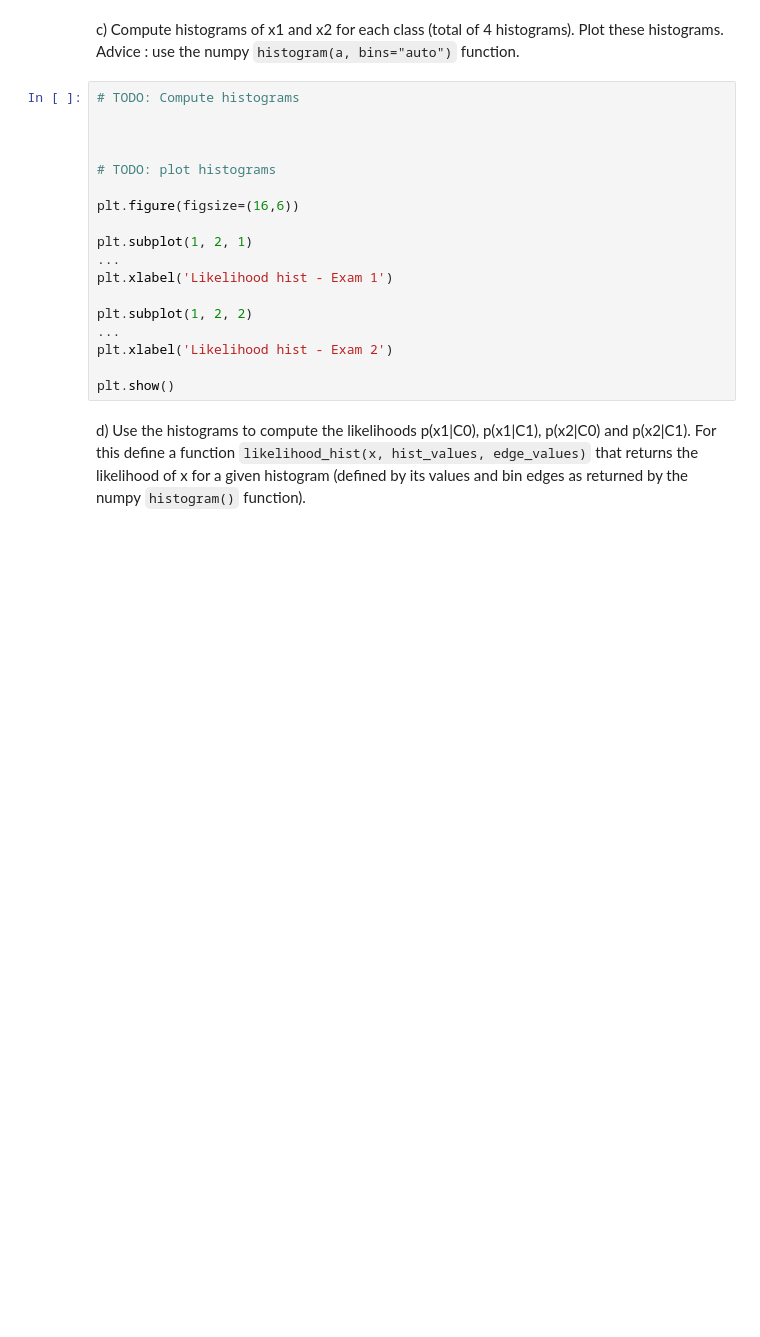
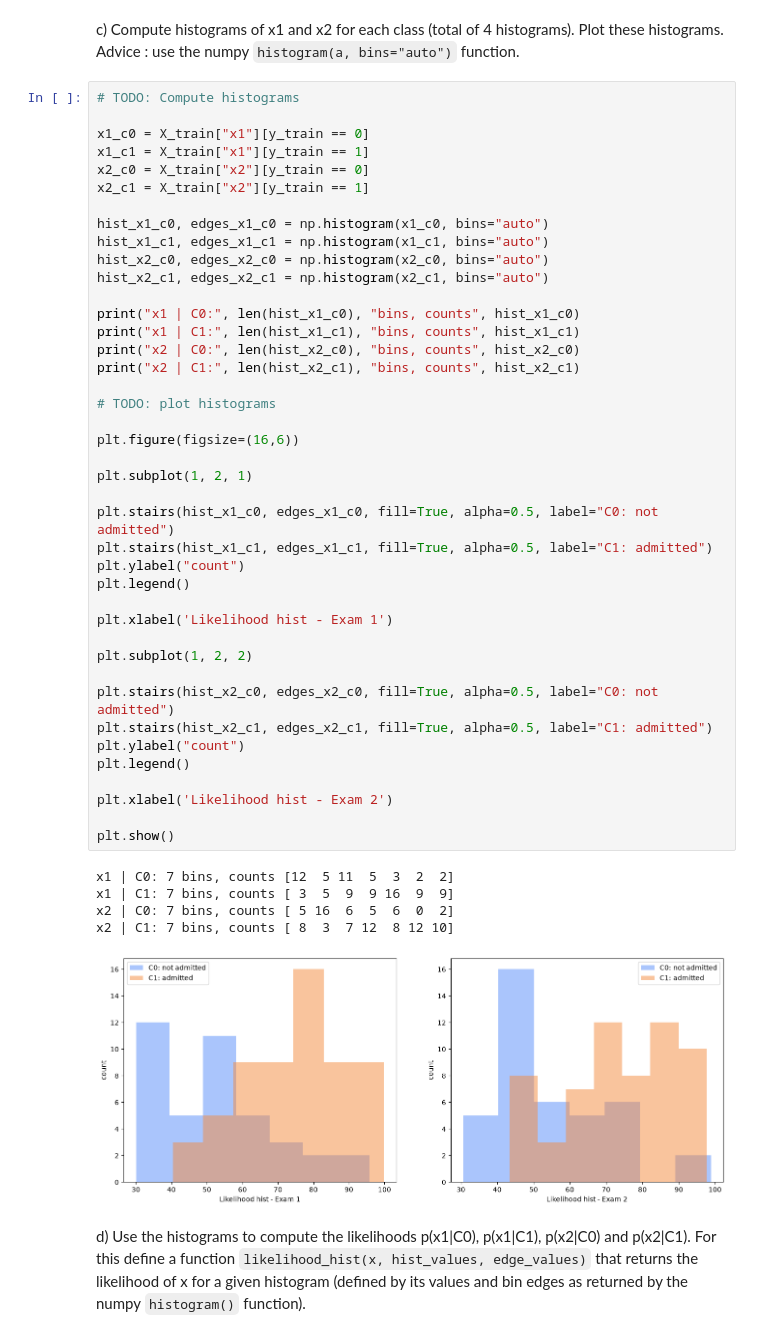
Before and after one commit to NoeBerdoz/FTP_MachLe, a Jupyter notebook: PW3/pw_resources/ex1-bayes-20260929/ex1-bayes-stud.ipynb, the cells around one changed output. Drawn from its saved outputs; the diff is of its cells as text; blank space fills up the shorter version.

```diff
--- a/PW3/pw_resources/ex1-bayes-20260929/ex1-bayes-stud.ipynb
+++ b/PW3/pw_resources/ex1-bayes-20260929/ex1-bayes-stud.ipynb
@@ -41,22 +60,51 @@ b) Compute the priors of both classes P(C0) and P(C1)
 # %% [markdown]
 c) Compute histograms of x1 and x2 for each class (total of 4 histograms). Plot these histograms. Advice : use the numpy `histogram(a, bins="auto")` function.
-# %%
-# TODO: Compute histograms
-
-
-
-# TODO: plot histograms
-
-plt.figure(figsize=(16,6))
-
-plt.subplot(1, 2, 1)
-...
-plt.xlabel('Likelihood hist - Exam 1')
-
-plt.subplot(1, 2, 2)
-...
-plt.xlabel('Likelihood hist - Exam 2')
-
-plt.show()
+# %%
+# TODO: Compute histograms
+
+x1_c0 = X_train["x1"][y_train == 0]
+x1_c1 = X_train["x1"][y_train == 1]
+x2_c0 = X_train["x2"][y_train == 0]
+x2_c1 = X_train["x2"][y_train == 1]
+
+hist_x1_c0, edges_x1_c0 = np.histogram(x1_c0, bins="auto")
+hist_x1_c1, edges_x1_c1 = np.histogram(x1_c1, bins="auto")
+hist_x2_c0, edges_x2_c0 = np.histogram(x2_c0, bins="auto")
+hist_x2_c1, edges_x2_c1 = np.histogram(x2_c1, bins="auto")
+
+print("x1 | C0:", len(hist_x1_c0), "bins, counts", hist_x1_c0)
+print("x1 | C1:", len(hist_x1_c1), "bins, counts", hist_x1_c1)
+print("x2 | C0:", len(hist_x2_c0), "bins, counts", hist_x2_c0)
+print("x2 | C1:", len(hist_x2_c1), "bins, counts", hist_x2_c1)
+
+# TODO: plot histograms
+
+plt.figure(figsize=(16,6))
+
+plt.subplot(1, 2, 1)
+
+plt.stairs(hist_x1_c0, edges_x1_c0, fill=True, alpha=0.5, label="C0: not admitted")
+plt.stairs(hist_x1_c1, edges_x1_c1, fill=True, alpha=0.5, label="C1: admitted")
+plt.ylabel("count")
+plt.legend()
+
+plt.xlabel('Likelihood hist - Exam 1')
+
+plt.subplot(1, 2, 2)
+
+plt.stairs(hist_x2_c0, edges_x2_c0, fill=True, alpha=0.5, label="C0: not admitted")
+plt.stairs(hist_x2_c1, edges_x2_c1, fill=True, alpha=0.5, label="C1: admitted")
+plt.ylabel("count")
+plt.legend()
+
+plt.xlabel('Likelihood hist - Exam 2')
+
+plt.show()
+# %% [output]
+x1 | C0: 7 bins, counts [12  5 11  5  3  2  2]
+x1 | C1: 7 bins, counts [ 3  5  9  9 16  9  9]
+x2 | C0: 7 bins, counts [ 5 16  6  5  6  0  2]
+x2 | C1: 7 bins, counts [ 8  3  7 12  8 12 10]
+[figure, added]
 # %% [markdown]
 d) Use the histograms to compute the likelihoods p(x1|C0), p(x1|C1), p(x2|C0) and p(x2|C1). For this define a function `likelihood_hist(x, hist_values, edge_values)` that returns the likelihood of x for a given histogram (defined by its values and bin edges as returned by the numpy `histogram()` function).
```
Also changed, not shown: parts of 20 cells of this notebook.
